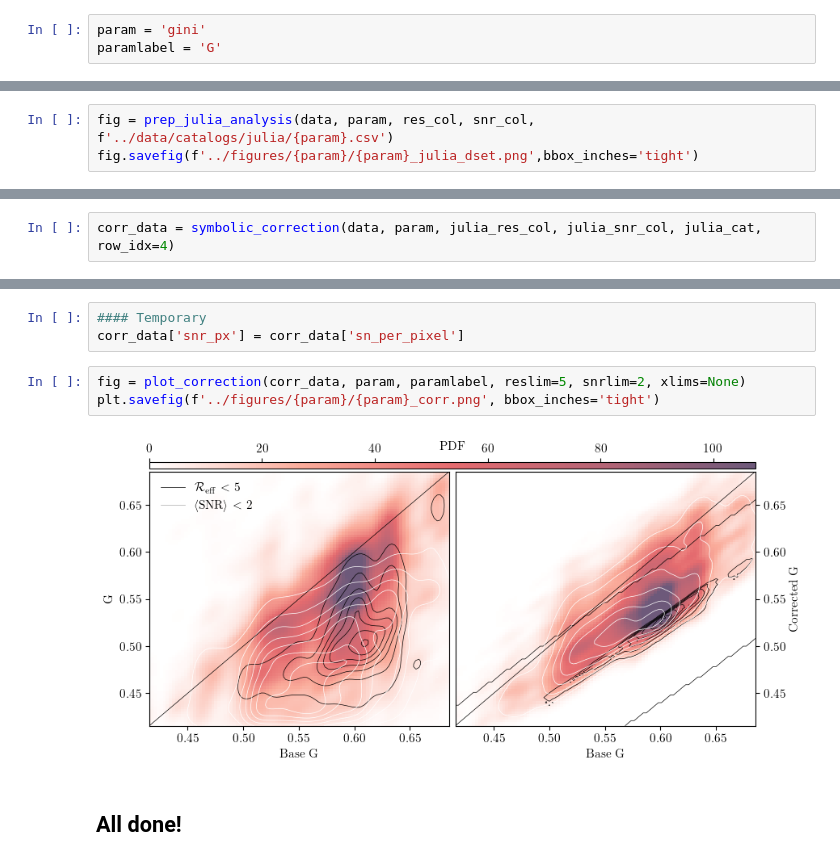
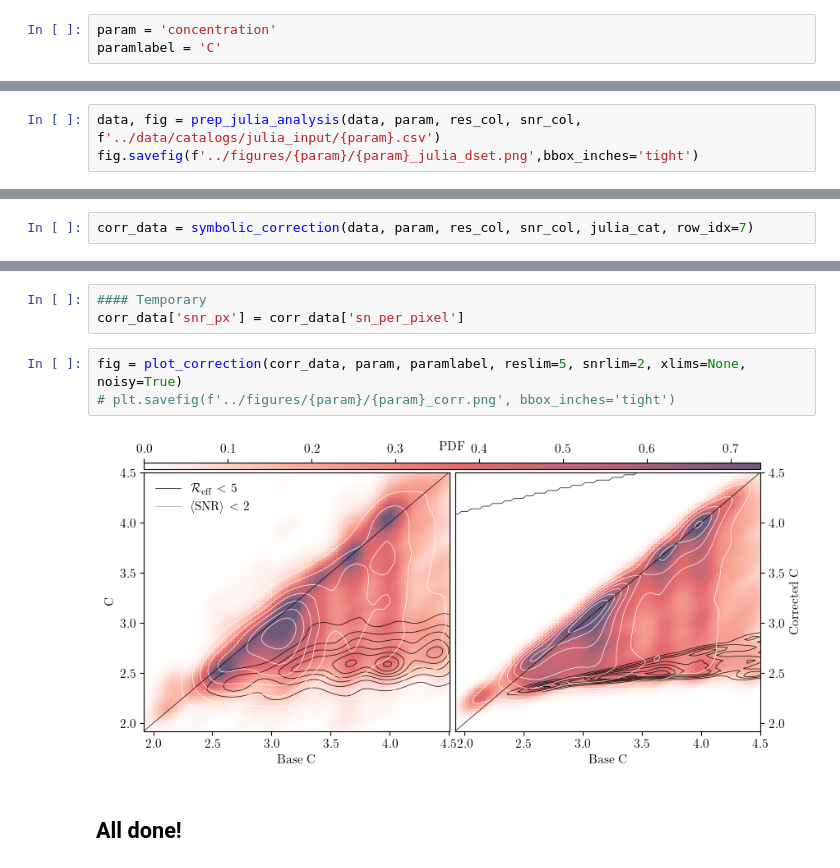
Before and after one commit to astro-nova/statmorph-lsst, a Jupyter notebook: test_suite/nbs/05 Analysis Example.ipynb, the cells around one changed output, grey strips where cells are left out. Saved outputs shown, nothing was run; the diff lists cells and outputs as text.

Commit message:
update julia fit selection

```diff
--- a/test_suite/nbs/05 Analysis Example.ipynb
+++ b/test_suite/nbs/05 Analysis Example.ipynb
@@ -52,8 +49,8 @@ data['log_snr'] = np.log10(data.sn_per_pixel) # change this later
 # %% [markdown]
 Choose the parameter:
 # %%
-param = 'gini'
-paramlabel = 'G'
+param = 'concentration'
+paramlabel = 'C'
 # %% [markdown]
 Make directories to store output plots:
 # %%
@@ -167,6 +164,6 @@ fig.savefig(f'../figures/{param}/{param}_example.png',bbox_inches='tight')
 #### Save data
 First, we save our dataset for training - we add some Gaussian noise to the dataframe values so that the fitting is better-behaved.
 # %%
-fig = prep_julia_analysis(data, param, res_col, snr_col, f'../data/catalogs/julia/{param}.csv')
+data, fig = prep_julia_analysis(data, param, res_col, snr_col, f'../data/catalogs/julia_input/{param}.csv')
 fig.savefig(f'../figures/{param}/{param}_julia_dset.png',bbox_inches='tight')
 # %% [output]
@@ -212,16 +214,16 @@ By default, we chose the correction with the **lowest complexity and score $>$ 1
 
 This is somewhat arbitrary and more complex equations usually perform better, especially in low-SNR and/or poor-resolution regimes. It is best to go through these equations iteratively and choose the one that suits your science needs best - e.g., picking one that corrects SNR < 1 data points well.
 # %%
-corr_data = symbolic_correction(data, param, julia_res_col, julia_snr_col, julia_cat, row_idx=4)
+corr_data = symbolic_correction(data, param, res_col, snr_col, julia_cat, row_idx=7)
 # %% [markdown]
 Plot the correction:
 # %%
 #### Temporary
 corr_data['snr_px'] = corr_data['sn_per_pixel']
 # %%
-fig = plot_correction(corr_data, param, paramlabel, reslim=5, snrlim=2, xlims=None)
-plt.savefig(f'../figures/{param}/{param}_corr.png', bbox_inches='tight')
+fig = plot_correction(corr_data, param, paramlabel, reslim=5, snrlim=2, xlims=None, noisy=True)
+# plt.savefig(f'../figures/{param}/{param}_corr.png', bbox_inches='tight')
 # %% [output]
-[figure, old version]
+[figure, new version]
 # %% [markdown]
 ## All done!
```
Also changed, not shown: parts of 10 cells of this notebook, 1 other file.
